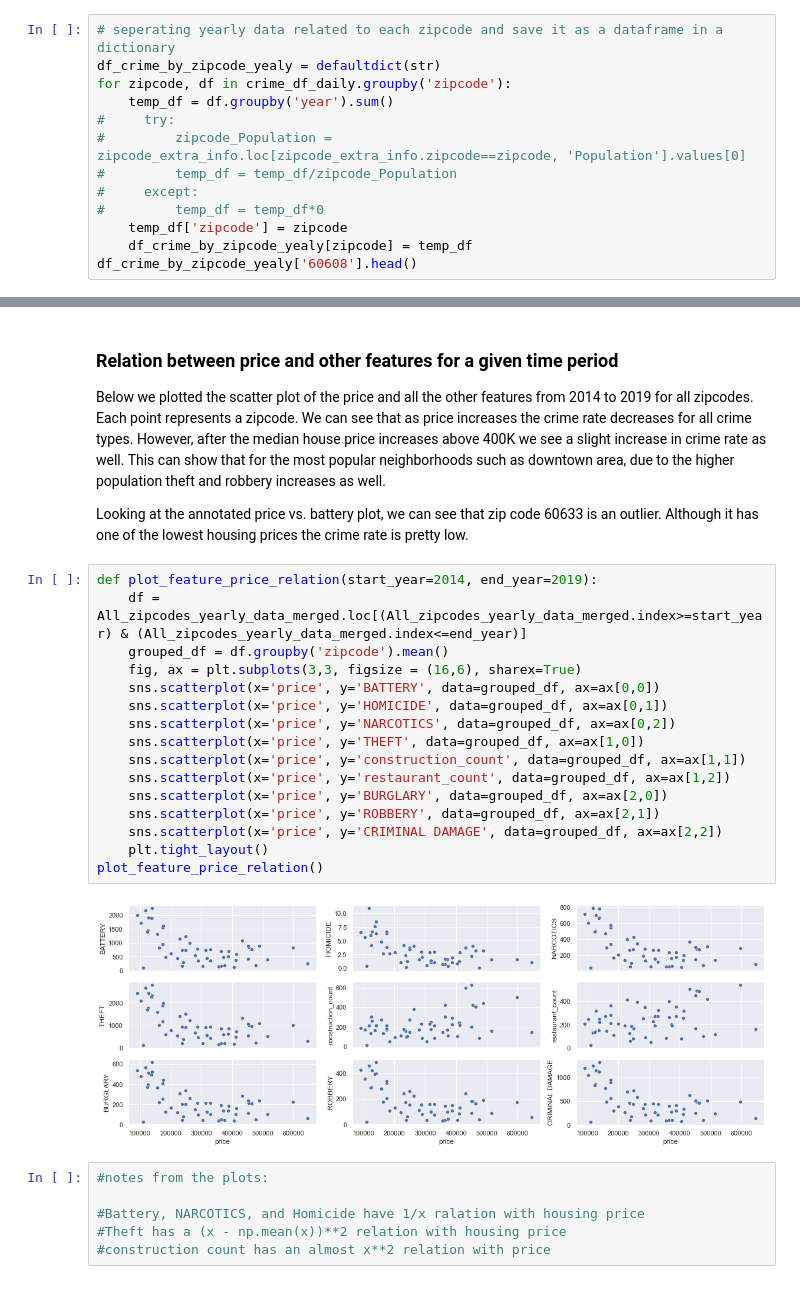
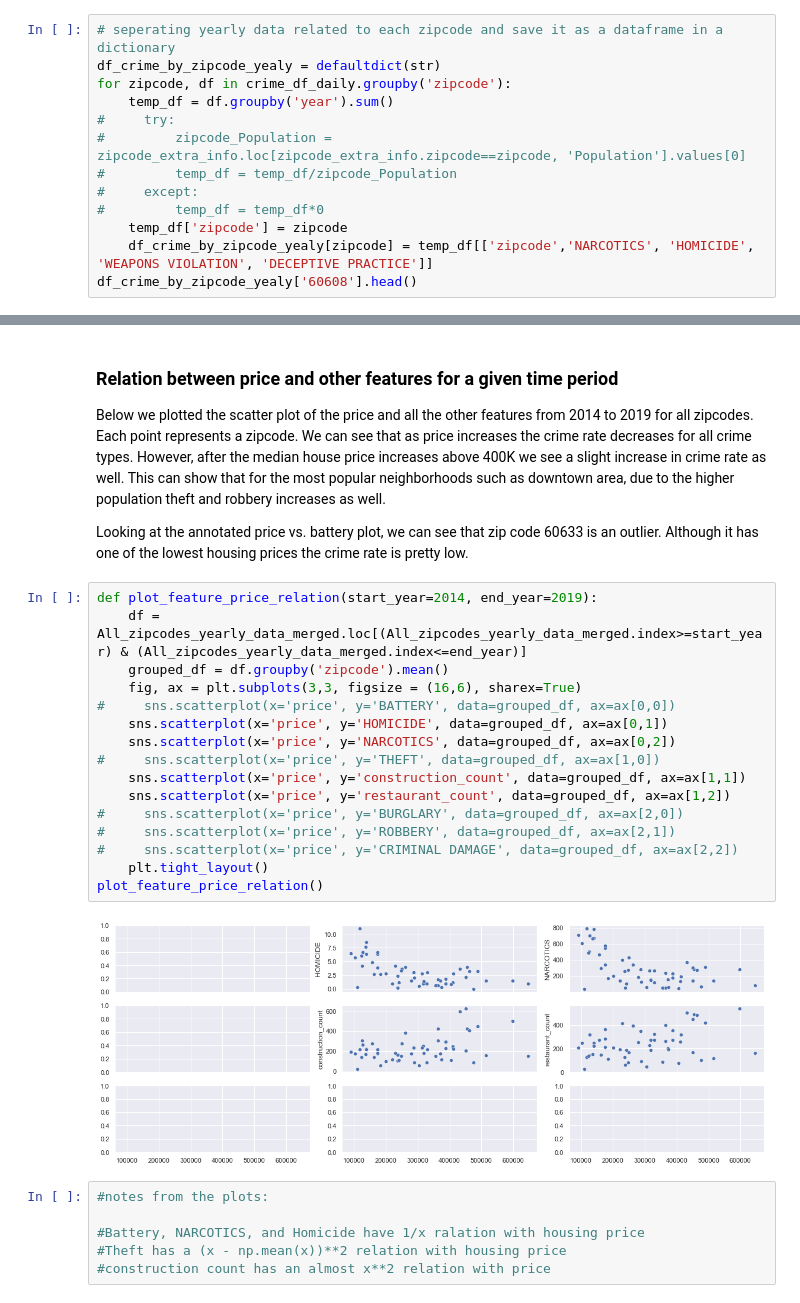
Before and after one commit to mandanah/capstone2, a Jupyter notebook: identify_up_and_coming_neighborhoods.ipynb, the cells around one changed output, grey strips where cells are left out. Saved outputs shown, nothing was run; the diff lists cells and outputs as text.

```diff
--- a/identify_up_and_coming_neighborhoods.ipynb
+++ b/identify_up_and_coming_neighborhoods.ipynb
@@ -959,6 +985,6 @@ for zipcode, df in crime_df_daily.groupby('zipcode'):
 #     except:
 #         temp_df = temp_df*0
     temp_df['zipcode'] = zipcode
-    df_crime_by_zipcode_yealy[zipcode] = temp_df
+    df_crime_by_zipcode_yealy[zipcode] = temp_df[['zipcode','NARCOTICS', 'HOMICIDE', 'WEAPONS VIOLATION', 'DECEPTIVE PRACTICE']]
 df_crime_by_zipcode_yealy['60608'].head()
 # %% [output]
@@ -1148,21 +1148,21 @@ Looking at the annotated price vs. battery plot, we can see that zip code 60633
 # %%
 def plot_feature_price_relation(start_year=2014, end_year=2019):
     df = All_zipcodes_yearly_data_merged.loc[(All_zipcodes_yearly_data_merged.index>=start_year) & (All_zipcodes_yearly_data_merged.index<=end_year)]
     grouped_df = df.groupby('zipcode').mean()
     fig, ax = plt.subplots(3,3, figsize = (16,6), sharex=True)
-    sns.scatterplot(x='price', y='BATTERY', data=grouped_df, ax=ax[0,0])
+#     sns.scatterplot(x='price', y='BATTERY', data=grouped_df, ax=ax[0,0])
     sns.scatterplot(x='price', y='HOMICIDE', data=grouped_df, ax=ax[0,1])
     sns.scatterplot(x='price', y='NARCOTICS', data=grouped_df, ax=ax[0,2])
-    sns.scatterplot(x='price', y='THEFT', data=grouped_df, ax=ax[1,0])
+#     sns.scatterplot(x='price', y='THEFT', data=grouped_df, ax=ax[1,0])
     sns.scatterplot(x='price', y='construction_count', data=grouped_df, ax=ax[1,1])
     sns.scatterplot(x='price', y='restaurant_count', data=grouped_df, ax=ax[1,2])
-    sns.scatterplot(x='price', y='BURGLARY', data=grouped_df, ax=ax[2,0])
-    sns.scatterplot(x='price', y='ROBBERY', data=grouped_df, ax=ax[2,1])
-    sns.scatterplot(x='price', y='CRIMINAL DAMAGE', data=grouped_df, ax=ax[2,2])
+#     sns.scatterplot(x='price', y='BURGLARY', data=grouped_df, ax=ax[2,0])
+#     sns.scatterplot(x='price', y='ROBBERY', data=grouped_df, ax=ax[2,1])
+#     sns.scatterplot(x='price', y='CRIMINAL DAMAGE', data=grouped_df, ax=ax[2,2])
     plt.tight_layout()
 plot_feature_price_relation()
 # %% [output]
-[figure, old version]
+[figure, new version]
 # %%
 #notes from the plots:
 
```
Also changed, not shown: parts of 49 cells of this notebook.
